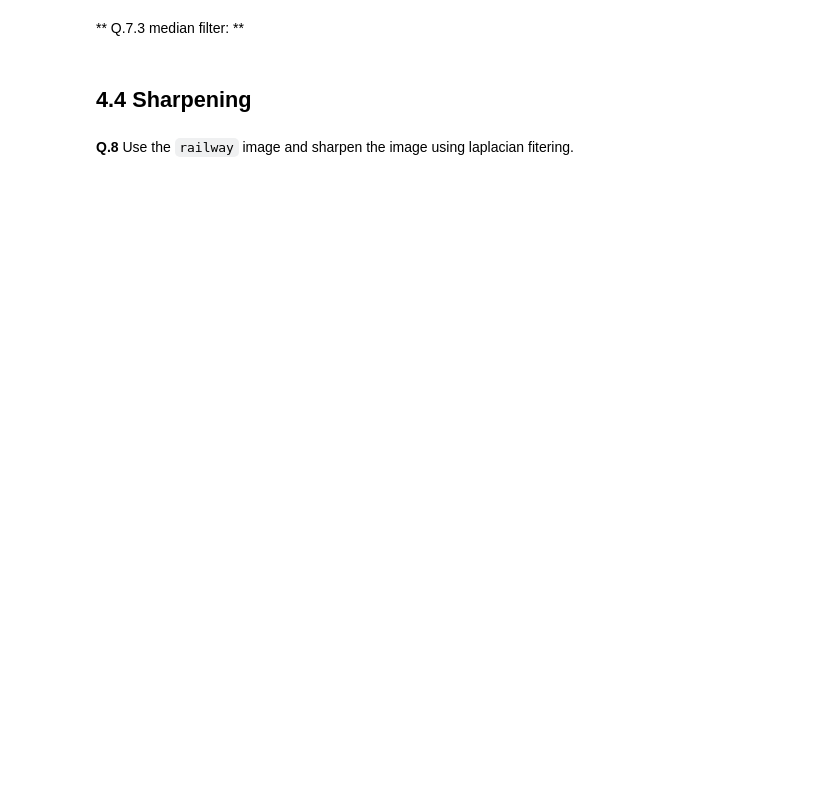
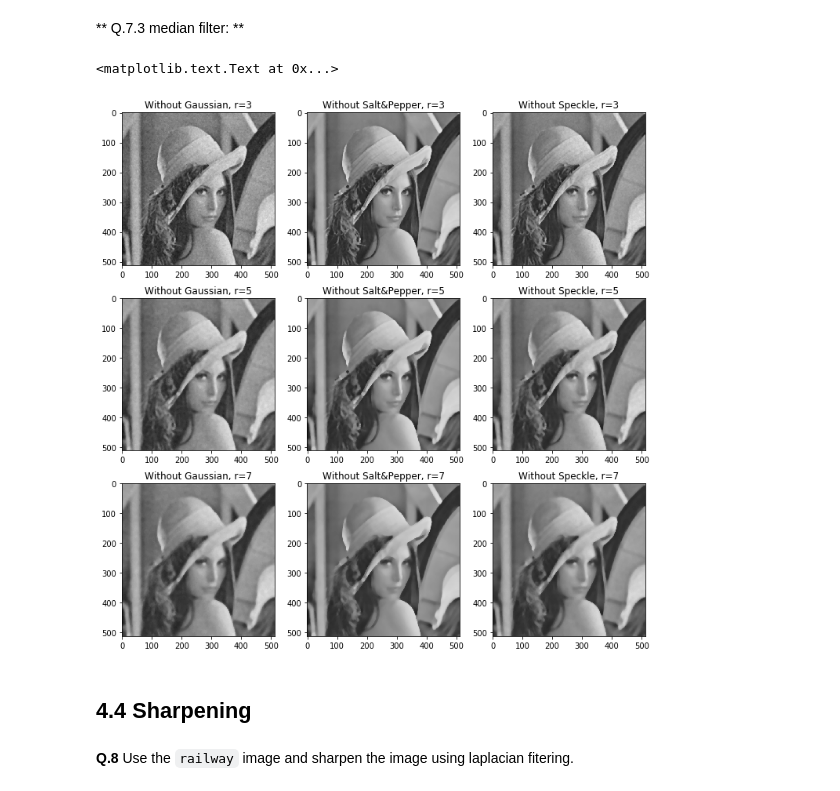
Before and after one commit to dariazotovamaia/B31XB-IIP-TP-1718, a Jupyter notebook: 4-filter-spatial-domain/4-spatial-filter.ipynb, the cells around one changed output. Cells and saved outputs as stored; diff of their text form; code cells hidden in the pictures; blank space fills up the shorter version.

```diff
--- a/4-filter-spatial-domain/4-spatial-filter.ipynb
+++ b/4-filter-spatial-domain/4-spatial-filter.ipynb
@@ -271,5 +300,51 @@ NameError: name 'mean_percentile' is not defined
 # %% [markdown]
 ** Q.7.3 median filter: **
+# %%
+lena_gn_3 = filters.rank.median(lena_gnoise, disk(3))
+lena_sp_3 = filters.rank.median(lena_snp, disk(3))
+lena_speck_3 = filters.rank.median(lena_speckle, disk(3))
+
+fig = plt.figure(figsize=(10,10))
+plt.subplot (331)
+io.imshow(lena_gn_3)
+plt.title('Without Gaussian, r=3')
+plt.subplot (332)
+io.imshow(lena_sp_3)
+plt.title('Without Salt&Pepper, r=3')
+plt.subplot (333)
+io.imshow(lena_speck_3)
+plt.title('Without Speckle, r=3')
+
+lena_gn_5 = filters.rank.median(lena_gnoise, disk(5))
+lena_sp_5 = filters.rank.median(lena_snp, disk(5))
+lena_speck_5 = filters.rank.median(lena_speckle, disk(5))
+
+plt.subplot (334)
+io.imshow(lena_gn_5)
+plt.title('Without Gaussian, r=5')
+plt.subplot (335)
+io.imshow(lena_sp_5)
+plt.title('Without Salt&Pepper, r=5')
+plt.subplot (336)
+io.imshow(lena_speck_5)
+plt.title('Without Speckle, r=5')
+
+lena_gn_7 = filters.rank.median(lena_gnoise, disk(7))
+lena_sp_7 = filters.rank.median(lena_snp, disk(7))
+lena_speck_7 = filters.rank.median(lena_speckle, disk(7))
+
+plt.subplot (337)
+io.imshow(lena_gn_7)
+plt.title('Without Gaussian, r=7')
+plt.subplot (338)
+io.imshow(lena_sp_7)
+plt.title('Without Salt&Pepper, r=7')
+plt.subplot (339)
+io.imshow(lena_speck_7)
+plt.title('Without Speckle, r=7')
+# %% [output]
+<matplotlib.text.Text at 0x...>
+[figure, added]
 # %% [markdown]
 ## 4.4 Sharpening
 # %% [markdown]
```
Also changed, not shown: parts of 6 cells of this notebook.
